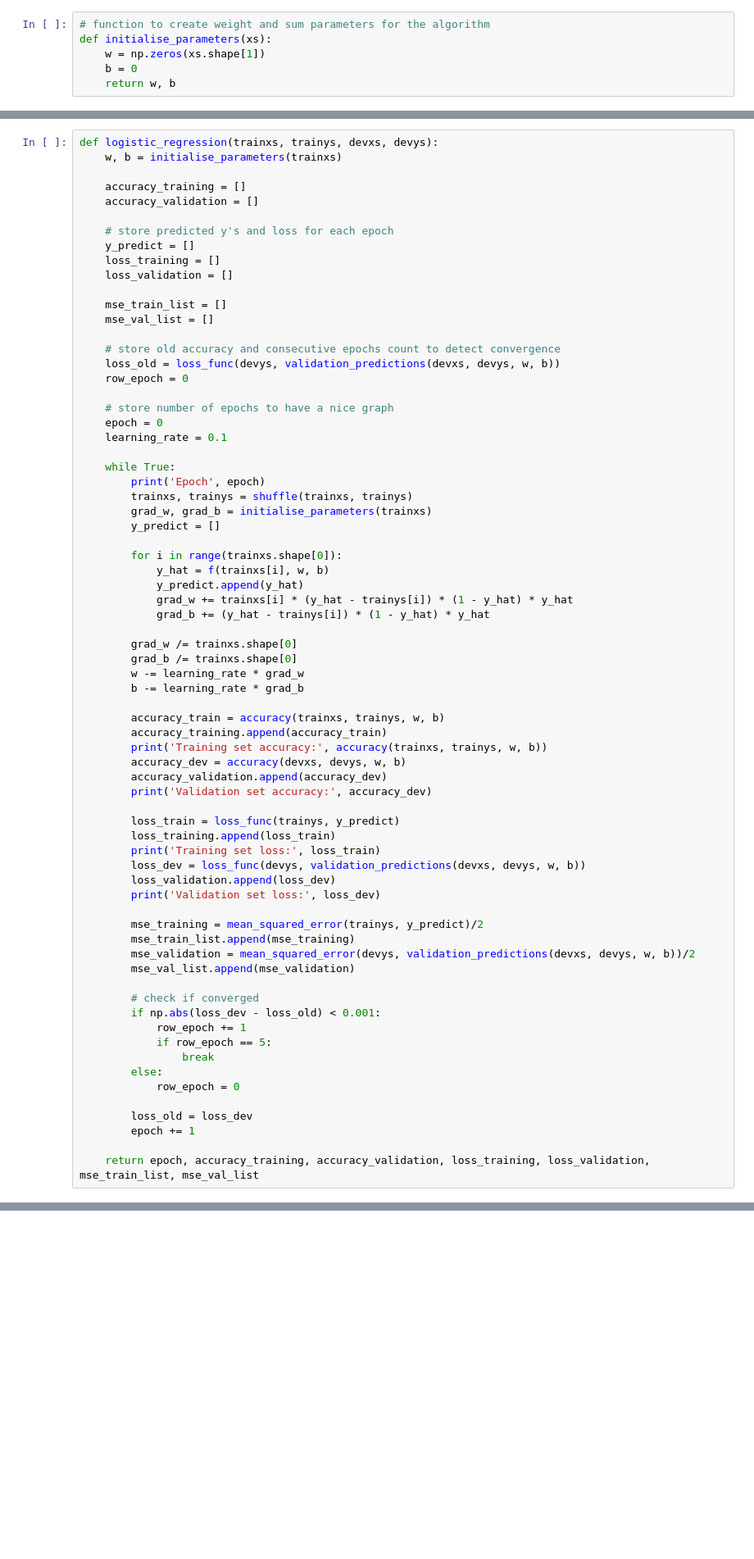
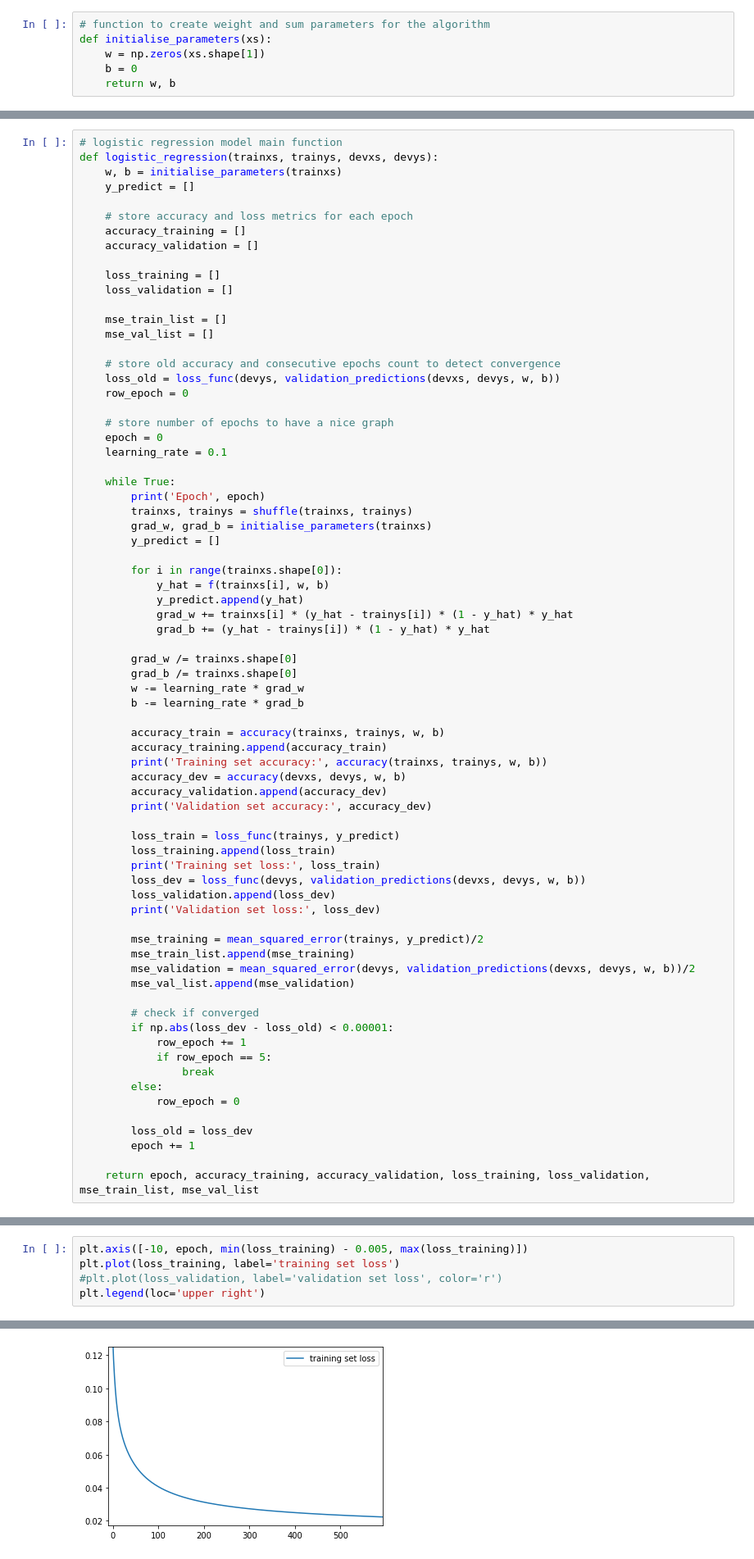
Before and after one commit to adamnpeace/comp90-cw1, a Jupyter notebook: q2/q2-elena.ipynb, the cells around one changed output, grey strips where cells are left out. Shown at 82% size. Drawn from its saved outputs; the diff is of its cells as text; blank space fills up the shorter version.

```diff
--- a/q2/q2-elena.ipynb
+++ b/q2/q2-elena.ipynb
@@ -101,14 +103,15 @@ def validation_predictions(devxs, devys, w, b):
 
     return y_predict
 # %%
+# logistic regression model main function
 def logistic_regression(trainxs, trainys, devxs, devys):
     w, b = initialise_parameters(trainxs)
+    y_predict = []
 
+    # store accuracy and loss metrics for each epoch
     accuracy_training = []
     accuracy_validation = []
 
-    # store predicted y's and loss for each epoch
-    y_predict = []
     loss_training = []
     loss_validation = []
 
@@ -160,7 +163,7 @@ def logistic_regression(trainxs, trainys, devxs, devys):
         mse_val_list.append(mse_validation)
 
         # check if converged
-        if np.abs(loss_dev - loss_old) < 0.001:
+        if np.abs(loss_dev - loss_old) < 0.00001:
             row_epoch += 1
             if row_epoch == 5:
                 break
@@ -193,0 +197,6 @@ Validation set loss: 0.06462844524415984
+# %%
+plt.axis([-10, epoch, min(loss_training) - 0.005, max(loss_training)])
+plt.plot(loss_training, label='training set loss')
+#plt.plot(loss_validation, label='validation set loss', color='r')
+plt.legend(loc='upper right')
+# %% [output]
@@ -193,0 +204 @@ Validation set loss: 0.06462844524415984
+[figure, added]
```
Also changed, not shown: parts of 16 cells of this notebook.
